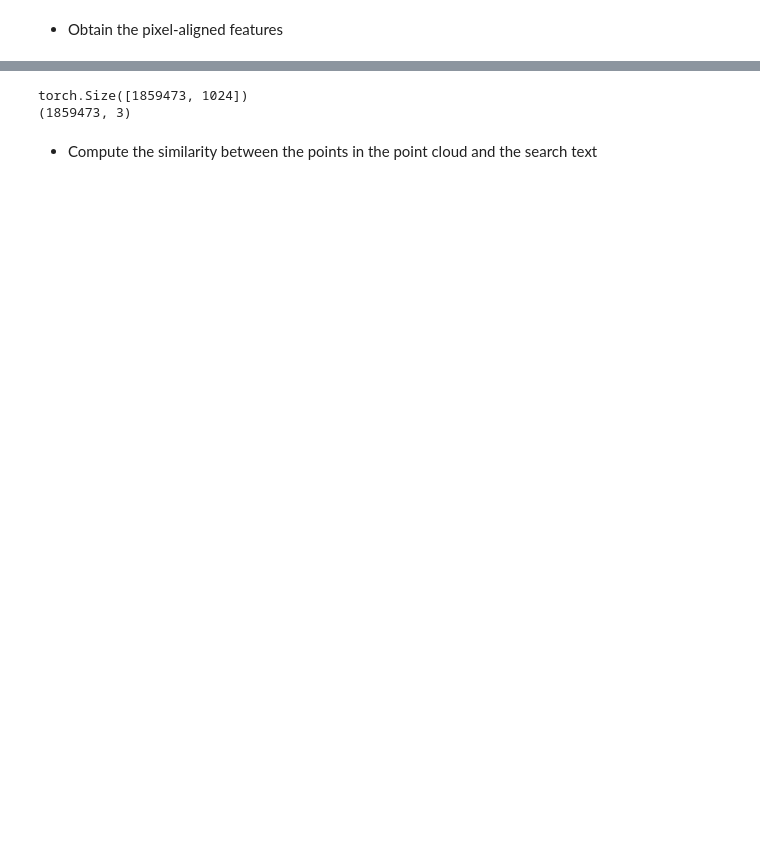
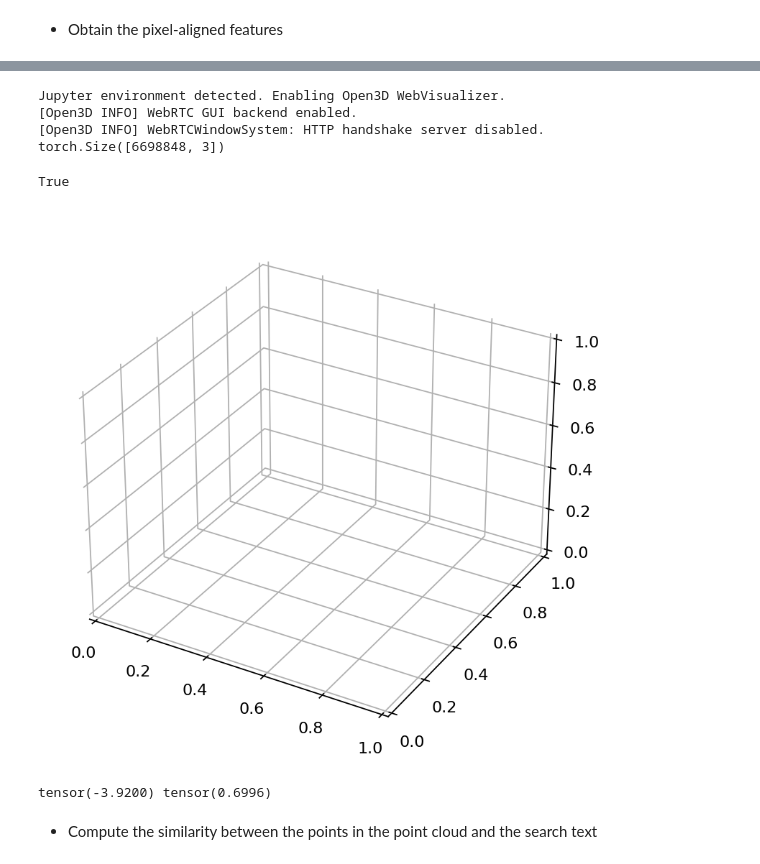
Before and after one commit to owenonline/Voxel-Aligned-Concept-Clouds, a Jupyter notebook: blip_clip_comparison.ipynb, the cells around one changed output, grey strips where cells are left out. Saved outputs shown, nothing was run; the diff lists cells and outputs as text; code cells hidden in the pictures; blank space fills up the shorter version.

Commit message:
worked a bit with silong and got conceptfusion working

```diff
--- a/blip_clip_comparison.ipynb
+++ b/blip_clip_comparison.ipynb
@@ -247,9 +227,70 @@ Pixelwise feature extraction time:  0.040525197982788086
 import torch
 pixelwise_features = torch.load("clip_features_reduced.pt").cpu()
 xyz_pts = torch.load("clip_xyz_reduced.pt").cpu()
-# %%
-print(pixelwise_features.shape)
-print(xyz_pts.shape)
-# %% [output]
-torch.Size([1859473, 1024])
-(1859473, 3)
+# %%
+import torch
+import h5py
+import numpy as np
+# import plotly.graph_objects as go
+import open3d as o3d
+
+with h5py.File("/home/owenburns88/concept-fusion/examples/saved-map/pointclouds/pc_points.h5", "r") as f:
+    xyz_pts = torch.from_numpy(f["pc_points"][:])
+
+# with h5py.File("/home/owenburns88/concept-fusion/examples/saved-map/pointclouds/pc_embeddings.h5", "r") as f:
+#     pixelwise_features = torch.from_numpy(f["pc_embeddings"][:])
+
+with h5py.File("/home/owenburns88/concept-fusion/examples/saved-map/pointclouds/pc_colors.h5", "r") as f:
+    rgb_pts = torch.from_numpy(f["pc_colors"][:]).float().numpy() / 255.0
+
+print(xyz_pts.shape)
+
+import matplotlib.pyplot as plt
+fig = plt.figure(figsize=(6, 6), dpi=160)
+ax = fig.add_subplot(111, projection="3d")
+background_color = (1.0, 1.0, 1.0)
+ax.set_facecolor(background_color)
+ax.w_xaxis.set_pane_color(background_color)  # type: ignore
+ax.w_yaxis.set_pane_color(background_color)  # type: ignore
+ax.w_zaxis.set_pane_color(background_color)  # type: ignore
+x, y, z = (
+    xyz_pts[:, 0].numpy(),
+    xyz_pts[:, 1].numpy(),
+    xyz_pts[:, 2].numpy(),
+)
+
+rgb_pts = np.clip(rgb_pts, 0.01, 0.99)
+
+# ax.scatter(
+#     x,
+#     y,
+#     z,
+#     c=rgb_pts,
+# )
+
+# ax.set_xticks([])
+# ax.set_yticks([])
+# ax.set_zticks([]) # type: ignore
+# ax.axes.set_xlim3d(left=x.min(), right=x.max())  # type: ignore
+# ax.axes.set_ylim3d(bottom=y.min(), top=y.max())  # type: ignore
+# ax.axes.set_zlim3d(bottom=z.min(), top=z.max())  # type: ignore
+# plt.tight_layout(pad=0)
+# plt.show()
+
+point_cloud = o3d.geometry.PointCloud()
+point_cloud.points = o3d.utility.Vector3dVector(xyz_pts.numpy())
+point_cloud.colors = o3d.utility.Vector3dVector(rgb_pts)
+
+# Save the point cloud to a .ply file
+o3d.io.write_point_cloud("rotated_point_cloud.ply", point_cloud)
+# %% [output]
+Jupyter environment detected. Enabling Open3D WebVisualizer.
+[Open3D INFO] WebRTC GUI backend enabled.
+[Open3D INFO] WebRTCWindowSystem: HTTP handshake server disabled.
+torch.Size([6698848, 3])
+True
+[figure, added]
+# %%
+print(x.min(), x.max())
+# %% [output]
+tensor(-3.9200) tensor(0.6996)
```
Also changed, not shown: parts of 14 cells of this notebook, 8 other files.
